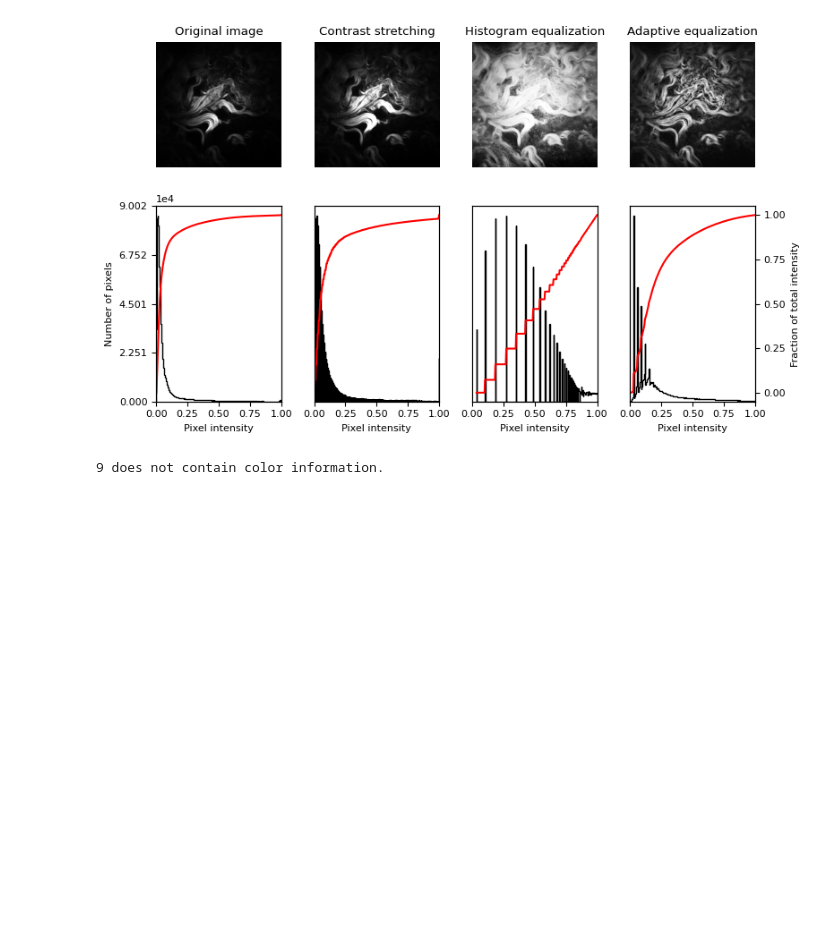
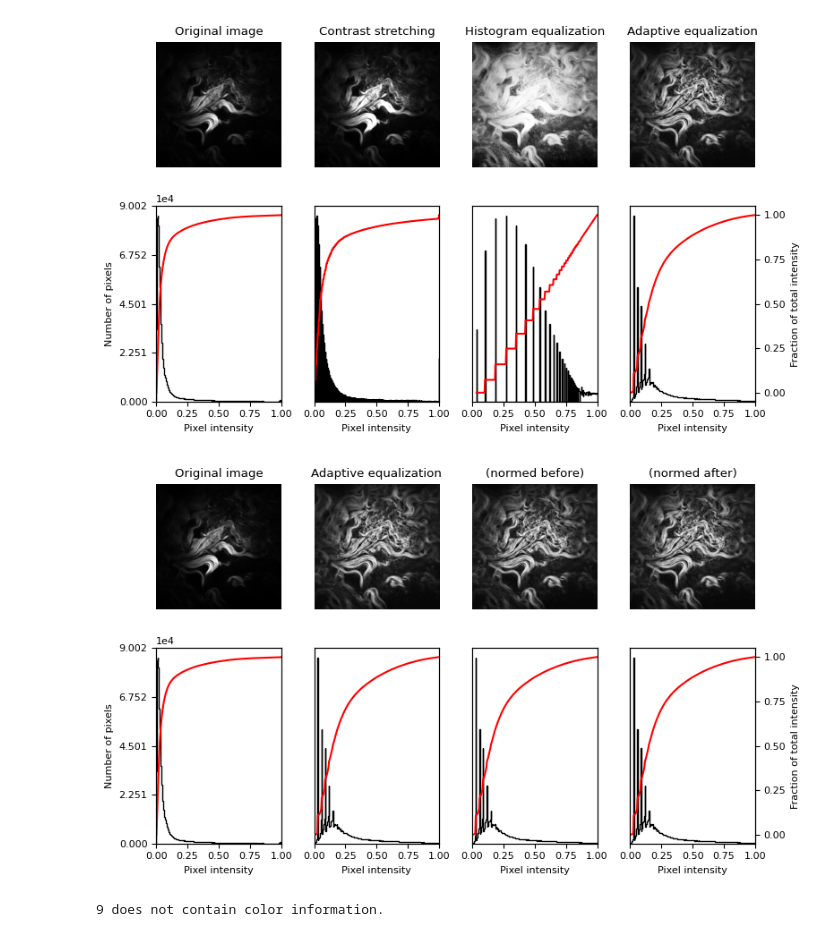
Before and after one commit to siemdejong/skinstression, a Jupyter notebook: notebooks/18-sjg-histogram-equalization.ipynb, the cells around one changed output. Saved outputs shown, nothing was run; the diff lists cells and outputs as text; code cells hidden in the pictures; blank space fills up the shorter version.

```diff
--- a/notebooks/18-sjg-histogram-equalization.ipynb
+++ b/notebooks/18-sjg-histogram-equalization.ipynb
@@ -92,6 +92,106 @@ fig.tight_layout()
 plt.show()
 # %% [output]
 [figure]
+# %%
+import matplotlib
+import matplotlib.pyplot as plt
+import numpy as np
+from scipy.stats import yeojohnson
+
+from sklearn.preprocessing import MinMaxScaler
+from skimage import img_as_float
+from skimage import exposure
+from PIL import Image
+
+
+matplotlib.rcParams['font.size'] = 8
+
+
+def plot_img_and_hist(image, axes, bins=256):
+    """Plot an image along with its histogram and cumulative histogram.
+
+    """
+    image = img_as_float(image)
+    ax_img, ax_hist = axes
+    ax_cdf = ax_hist.twinx()
+
+    # Display image
+    ax_img.imshow(image, cmap=plt.cm.gray)
+    ax_img.set_axis_off()
+
+    # Display histogram
+    ax_hist.hist(image.ravel(), bins=bins, histtype='step', color='black')
+    ax_hist.ticklabel_format(axis='y', style='scientific', scilimits=(0, 0))
+    ax_hist.set_xlabel('Pixel intensity')
+    ax_hist.set_xlim(0, 1)
+    ax_hist.set_yticks([])
+
+    # Display cumulative distribution
+    img_cdf, bins = exposure.cumulative_distribution(image, bins)
+    ax_cdf.plot(bins, img_cdf, 'r')
+    ax_cdf.set_yticks([])
+
+    return ax_img, ax_hist, ax_cdf
+
+
+# Load an example image
+img_path = "/scistor/guest/sjg203/projects/shg-strain-stress/data/z-stacks/6/0.bmp"
+pil_img = Image.open(img_path)
+img_rgb = np.asarray(pil_img)
+
+# Eject 2PEF and THG channels
+img = img_rgb[:, :, 0]
+
+# Adaptive Equalization (no normalization)
+img_adapteq = exposure.equalize_adapthist(img, kernel_size=40, clip_limit=0.03)
+
+# Adaptive Equalization (no normalization)
+img_normalized = (img - img.mean()) / img.std() # Doesn't work because equalize_adapthist needs images between -1 and 1. Use clip/minmaxnorm?
+img_normalized = (img_normalized - img_normalized.min()) / (img_normalized.max() - img_normalized.min())
+# print(img_norm)
+# img_normalized = img / np.linalg.norm(img)
+# img_normalized = yeojohnson(img)
+img_adapteq_norm_before = exposure.equalize_adapthist(img_normalized, kernel_size=40, clip_limit=0.03)
+
+# Adaptive Equalization (no normalization)
+img_adapteq_norm_after = (img_adapteq - img_adapteq.mean()) / img.std()
+img_adapteq_norm_after = (img_adapteq_norm_after - img_adapteq_norm_after.min()) / (img_adapteq_norm_after.max() - img_adapteq_norm_after.min())
+# img_adapteq_norm_after = img_adapteq / np.linalg.norm(img_adapteq)
+# img_adapteq_norm_after = yeojohnson(img_adapteq)
+
+# Display results
+fig = plt.figure(figsize=(8, 5))
+axes = np.zeros((2, 4), dtype=object)
+axes[0, 0] = fig.add_subplot(2, 4, 1)
+for i in range(1, 4):
+    axes[0, i] = fig.add_subplot(2, 4, 1+i, sharex=axes[0,0], sharey=axes[0,0])
+for i in range(0, 4):
+    axes[1, i] = fig.add_subplot(2, 4, 5+i)
+
+ax_img, ax_hist, ax_cdf = plot_img_and_hist(img, axes[:, 0])
+ax_img.set_title('Original image')
+
+y_min, y_max = ax_hist.get_ylim()
+ax_hist.set_ylabel('Number of pixels')
+ax_hist.set_yticks(np.linspace(0, y_max, 5))
+
+ax_img, ax_hist, ax_cdf = plot_img_and_hist(img_adapteq, axes[:, 1])
+ax_img.set_title('Adaptive equalization')
+
+ax_img, ax_hist, ax_cdf = plot_img_and_hist(img_adapteq_norm_before, axes[:, 2])
+ax_img.set_title('(normed before)')
+
+ax_img, ax_hist, ax_cdf = plot_img_and_hist(img_adapteq_norm_after, axes[:, 3])
+ax_img.set_title('(normed after)')
+
+ax_cdf.set_ylabel('Fraction of total intensity')
+ax_cdf.set_yticks(np.linspace(0, 1, 5))
+
+# prevent overlap of y-axis labels
+fig.tight_layout()
+plt.show()
+# %% [output]
+[figure, added]
 # %%
 # To save images to see difference elsewhere.
 # img_o = Image.fromarray(img)
```
Also changed, not shown: 6 other files.
